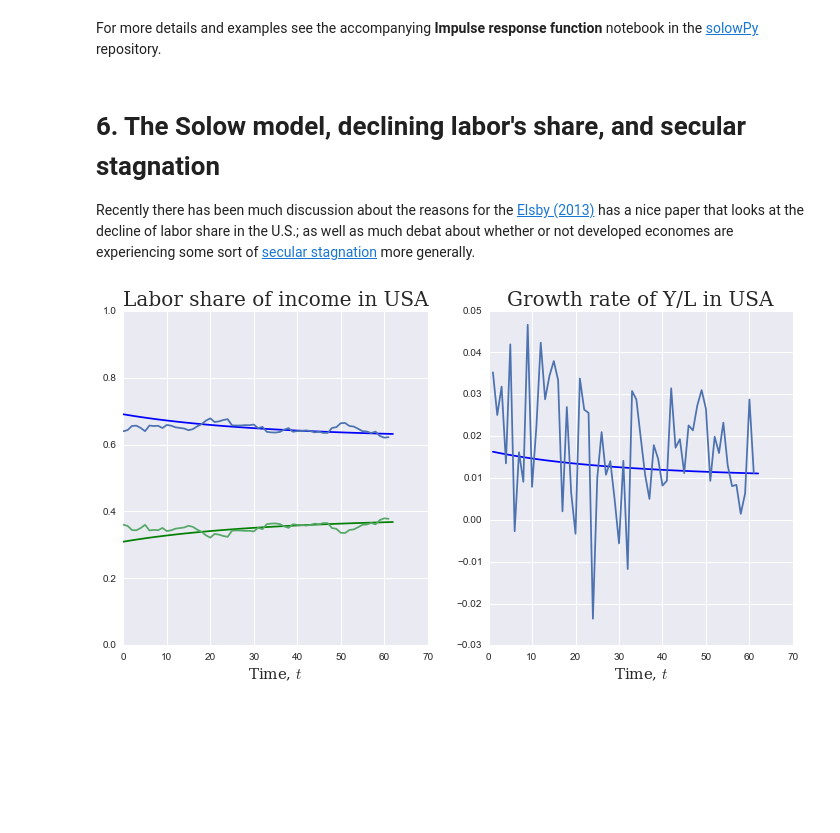
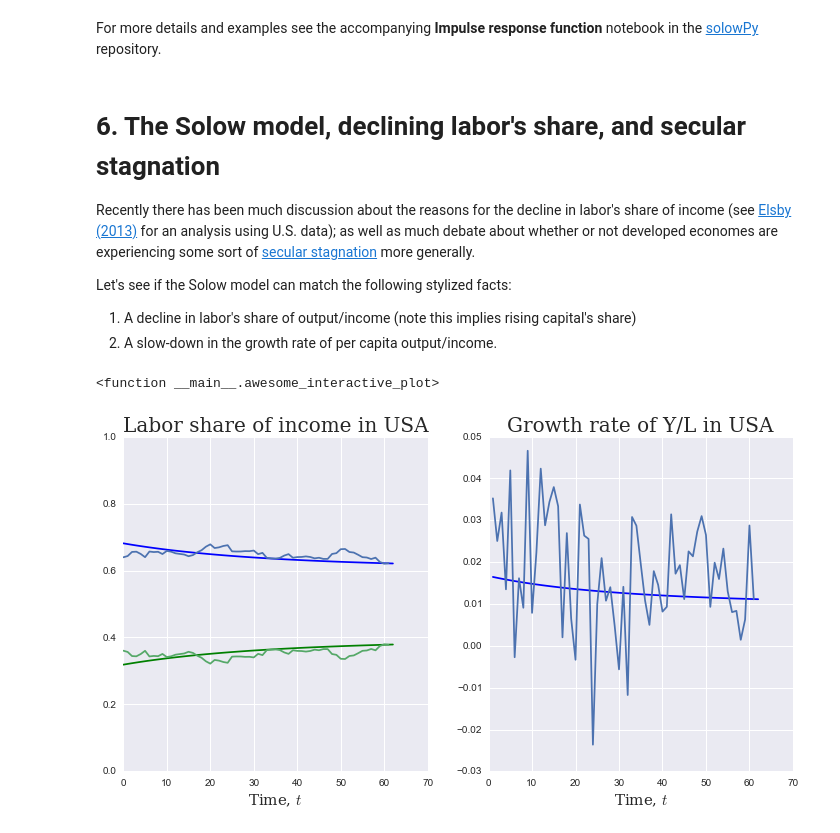
Before and after one commit to jayden11/QuantEcon.site, a Jupyter notebook: _static/notebooks/solow_model.ipynb, the cells around one changed output. Saved outputs shown, nothing was run; the diff lists cells and outputs as text; code cells hidden in the pictures; blank space fills up the shorter version.

Commit message:
solow_model.ipynb
Fixed some minor typos.

```diff
--- a/_static/notebooks/solow_model.ipynb
+++ b/_static/notebooks/solow_model.ipynb
@@ -352,7 +352,12 @@ For more details and examples see the accompanying **Impulse response function**
 # %% [markdown]
 # 6. The Solow model, declining labor's share, and secular stagnation
 
-Recently there has been much discussion about the reasons for the [Elsby (2013)](http://www.brookings.edu/~/media/Projects/BPEA/Fall%202013/2013b_elsby_labor_share.pdf) has a nice paper that looks at the decline of labor share in the U.S.; as well as much debat about whether or not developed economes are experiencing some sort of [secular stagnation](http://www.economist.com/blogs/buttonwood/2014/11/secular-stagnation) more generally.
+Recently there has been much discussion about the reasons for the decline in labor's share of income (see [Elsby (2013)](http://www.brookings.edu/~/media/Projects/BPEA/Fall%202013/2013b_elsby_labor_share.pdf) for an analysis using U.S. data); as well as much debate about whether or not developed economes are experiencing some sort of [secular stagnation](http://www.economist.com/blogs/buttonwood/2014/11/secular-stagnation) more generally.
+
+Let's see if the Solow model can match the following stylized facts:
+
+1. A decline in labor's share of output/income (note this implies rising capital's share)
+2. A slow-down in the growth rate of per capita output/income.
 # %%
 def awesome_interactive_plot(model, iso3_code, **params):
     """Interactive widget for the my awesome plot."""
@@ -399,32 +404,33 @@ def awesome_interactive_plot(model, iso3_code, **params):
     axes[0].legend(loc=0, frameon=False, bbox_to_anchor=(1.0, 1.0))
 
     axes[1].set_xlabel('Time, $t$', fontsize=15, family='serif')
     axes[1].set_title('Growth rate of Y/L in {}'.format(iso3_code),
                       fontsize=20, family='serif')
     axes[1].legend(loc=0, frameon=False, bbox_to_anchor=(1.0, 1.0))
     axes[1].plot(soln[1:,0], np.diff(np.log(predicted_output_per_unit_labor)),
                  'b', markersize=3.0)
     axes[1].plot(np.log(output / labor).diff().values)
 
 
 # define some widgets for the various parameters
 technology_progress_widget = FloatSliderWidget(min=-0.05, max=0.05, step=5e-3, value=0.01)
 population_growth_widget = FloatSliderWidget(min=-0.05, max=0.05, step=5e-3, value=0.01)
 savings_widget = FloatSliderWidget(min=eps, max=1-eps, step=5e-3, value=0.2)
-output_elasticity_widget = FloatSliderWidget(min=eps, max=1.0, step=5e-3, value=0.15)
+output_elasticity_widget = FloatSliderWidget(min=eps, max=1.0, step=5e-3, value=0.175)
 depreciation_widget = FloatSliderWidget(min=eps, max=1-eps, step=5e-3, value=0.02)
 elasticity_substitution_widget = FloatSliderWidget(min=eps, max=10.0, step=1e-2, value=2.0+eps)
 
 # create the widget!
 interact(awesome_interactive_plot,
          model=fixed(ces_model),
          iso3_code='USA',
          g=technology_progress_widget,
          n=population_growth_widget,
          s=savings_widget,
          alpha=output_elasticity_widget,
          delta=depreciation_widget,
          sigma=elasticity_substitution_widget,
          )
 # %% [output]
+<function __main__.awesome_interactive_plot>
-[figure, old version]
+[figure, new version]
```
Also changed, not shown: parts of 7 cells of this notebook.
